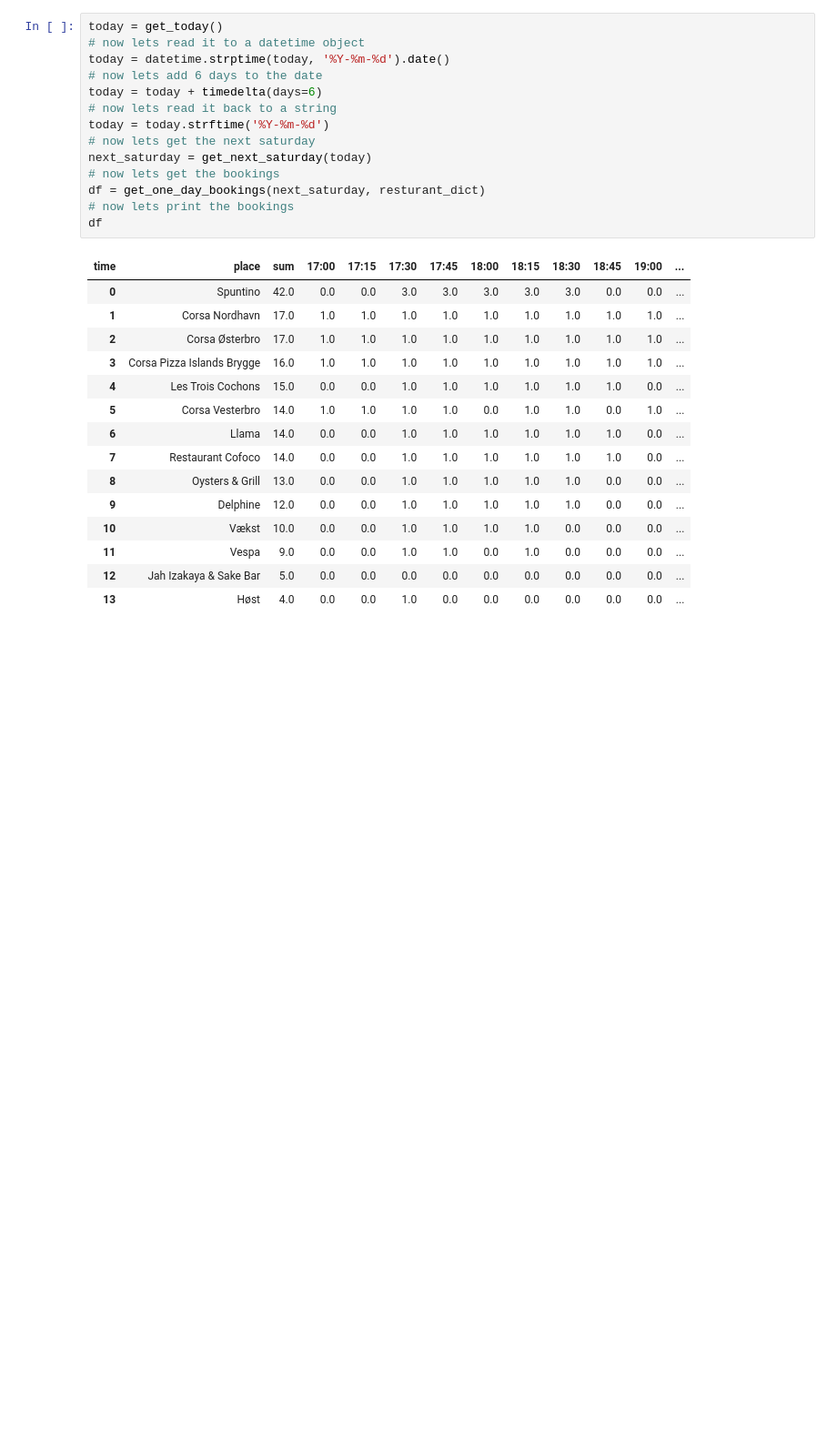
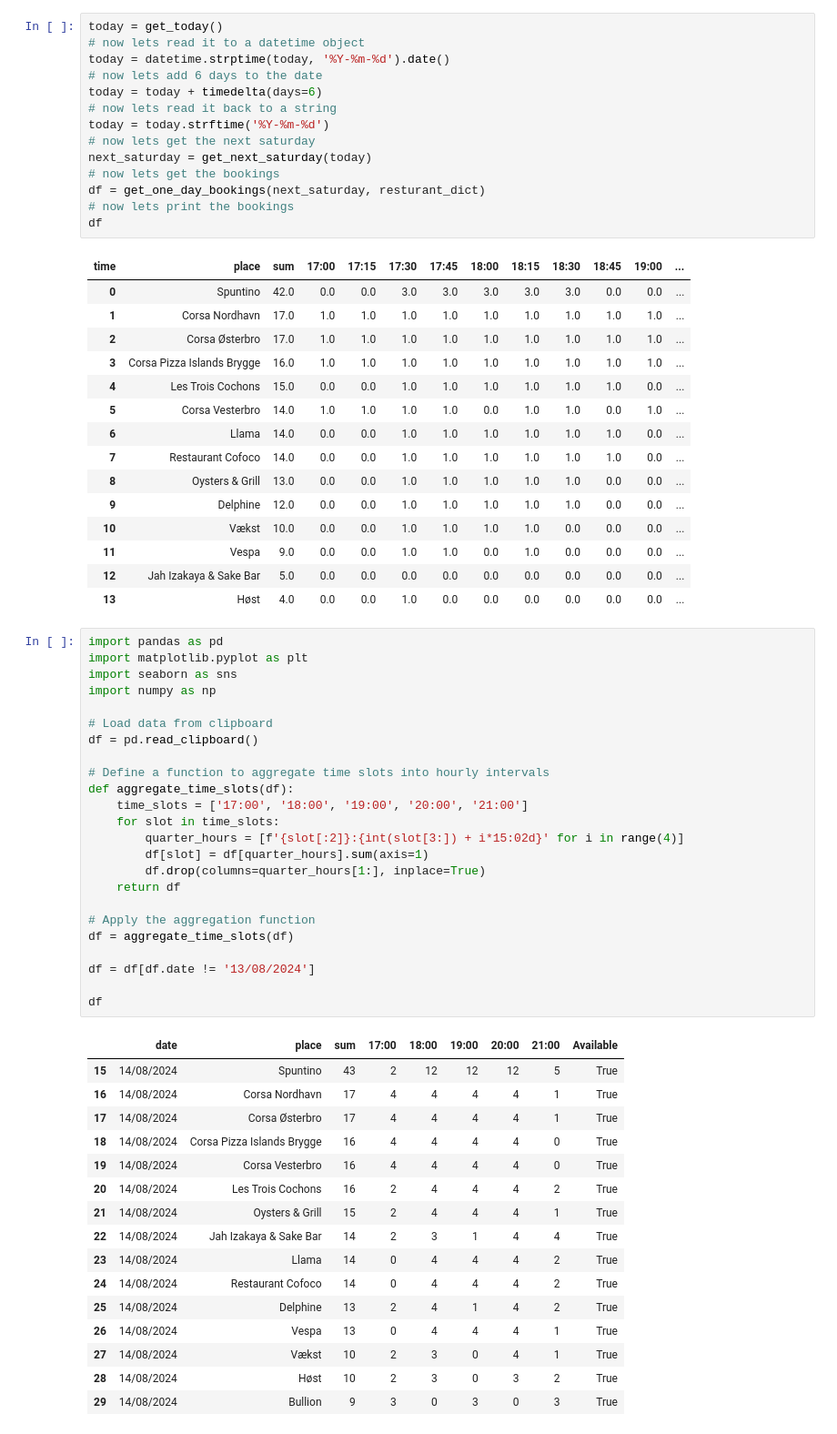
Before and after one commit to Norris36/paideia, a Jupyter notebook: shared_space/booking.ipynb, the cells around one changed output. Shown: that part at 91% size. Drawn from its saved outputs; the diff is of its cells as text; blank space fills up the shorter version.

```diff
--- a/shared_space/booking.ipynb
+++ b/shared_space/booking.ipynb
@@ -485,3 +536,44 @@ df
 | 11 | Vespa | 9.0 | 0.0 | 0.0 | 1.0 | 1.0 | 0.0 | 1.0 | 0.0 | 0.0 | 0.0 | ... |
 | 12 | Jah Izakaya & Sake Bar | 5.0 | 0.0 | 0.0 | 0.0 | 0.0 | 0.0 | 0.0 | 0.0 | 0.0 | 0.0 | ... |
 | 13 | Høst | 4.0 | 0.0 | 0.0 | 1.0 | 0.0 | 0.0 | 0.0 | 0.0 | 0.0 | 0.0 | ... |
+# %%
+import pandas as pd
+import matplotlib.pyplot as plt
+import seaborn as sns
+import numpy as np
+
+# Load data from clipboard
+df = pd.read_clipboard()
+
+# Define a function to aggregate time slots into hourly intervals
+def aggregate_time_slots(df):
+    time_slots = ['17:00', '18:00', '19:00', '20:00', '21:00']
+    for slot in time_slots:
+        quarter_hours = [f'{slot[:2]}:{int(slot[3:]) + i*15:02d}' for i in range(4)]
+        df[slot] = df[quarter_hours].sum(axis=1)
+        df.drop(columns=quarter_hours[1:], inplace=True)
+    return df
+
+# Apply the aggregation function
+df = aggregate_time_slots(df)
+
+df = df[df.date != '13/08/2024']
+
+df
+# %% [output]
+|  | date | place | sum | 17:00 | 18:00 | 19:00 | 20:00 | 21:00 | Available |
+| 15 | 14/08/2024 | Spuntino | 43 | 2 | 12 | 12 | 12 | 5 | True |
+| 16 | 14/08/2024 | Corsa Nordhavn | 17 | 4 | 4 | 4 | 4 | 1 | True |
+| 17 | 14/08/2024 | Corsa Østerbro | 17 | 4 | 4 | 4 | 4 | 1 | True |
+| 18 | 14/08/2024 | Corsa Pizza Islands Brygge | 16 | 4 | 4 | 4 | 4 | 0 | True |
+| 19 | 14/08/2024 | Corsa Vesterbro | 16 | 4 | 4 | 4 | 4 | 0 | True |
+| 20 | 14/08/2024 | Les Trois Cochons | 16 | 2 | 4 | 4 | 4 | 2 | True |
+| 21 | 14/08/2024 | Oysters & Grill | 15 | 2 | 4 | 4 | 4 | 1 | True |
+| 22 | 14/08/2024 | Jah Izakaya & Sake Bar | 14 | 2 | 3 | 1 | 4 | 4 | True |
+| 23 | 14/08/2024 | Llama | 14 | 0 | 4 | 4 | 4 | 2 | True |
+| 24 | 14/08/2024 | Restaurant Cofoco | 14 | 0 | 4 | 4 | 4 | 2 | True |
+| 25 | 14/08/2024 | Delphine | 13 | 2 | 4 | 1 | 4 | 2 | True |
+| 26 | 14/08/2024 | Vespa | 13 | 0 | 4 | 4 | 4 | 1 | True |
+| 27 | 14/08/2024 | Vækst | 10 | 2 | 3 | 0 | 4 | 1 | True |
+| 28 | 14/08/2024 | Høst | 10 | 2 | 3 | 0 | 3 | 2 | True |
+| 29 | 14/08/2024 | Bullion | 9 | 3 | 0 | 3 | 0 | 3 | True |
```
Also changed, not shown: parts of 7 cells of this notebook, 6 other files.
